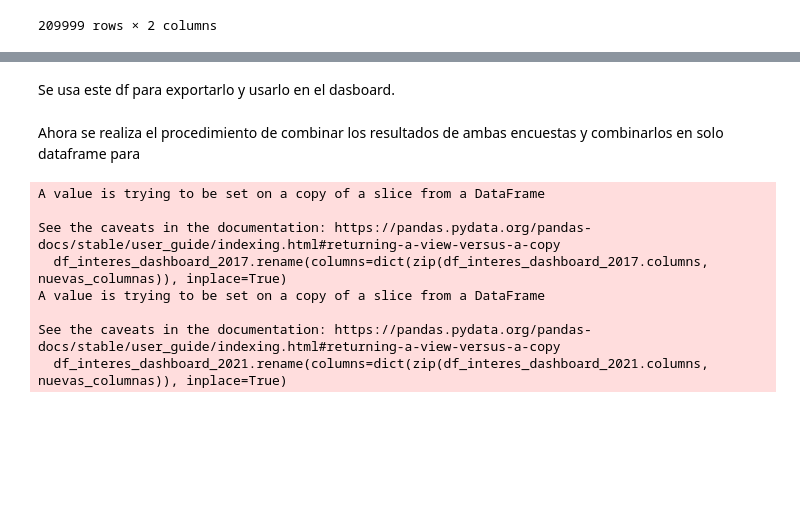
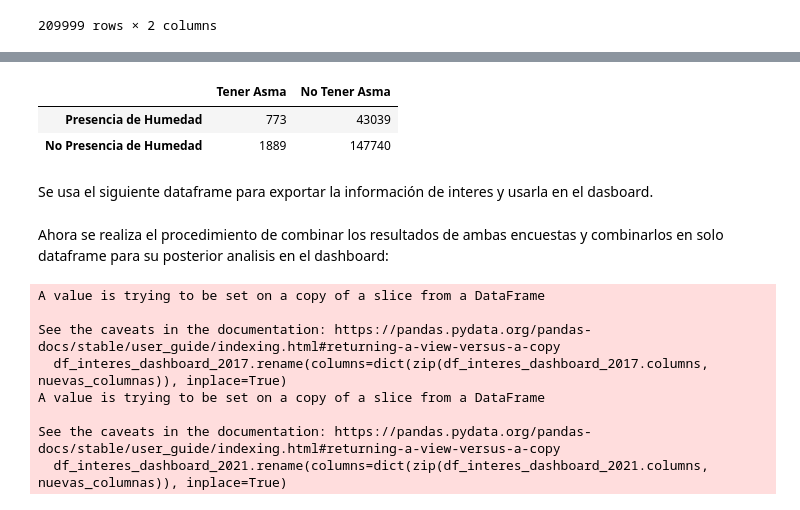
Before and after one commit to spaeres/PROYECTO-2-BI, a Jupyter notebook: proyecto-2-BI.ipynb, the cells around one changed output, grey strips where cells are left out. Saved outputs shown, nothing was run; the diff lists cells and outputs as text; code cells hidden in the pictures; blank space fills up the shorter version.

```diff
--- a/proyecto-2-BI.ipynb
+++ b/proyecto-2-BI.ipynb
@@ -1131,10 +1140,45 @@ See the caveats in the documentation: https://pandas.pydata.org/pandas-docs/stab
+# %%
+df_si_asma = df_preguntas_interes_2017[df_preguntas_interes_2017['NPCFP14I'] == 1]
+
+df_no_asma = df_preguntas_interes_2017[df_preguntas_interes_2017['NPCFP14I'] == 2]
+
+df_si_humedad_si_asma = df_si_asma[df_si_asma['NVCBP8A'] == 1]
+
+a = len(df_si_humedad_si_asma.index)
+
+df_si_humedad_no_asma = df_no_asma[df_no_asma['NVCBP8A'] == 1]
+
+b = len(df_si_humedad_no_asma.index)
+
+df_no_humedad_si_asma = df_si_asma[df_si_asma['NVCBP8A'] == 2]
+
+c = len(df_no_humedad_si_asma.index)
+
+df_no_humedad_no_asma = df_no_asma[df_no_asma['NVCBP8A'] == 2]
+
+d = len(df_no_humedad_no_asma.index)
+
+data = {
+    'Tener Asma': [a, c],
+    'No Tener Asma': [b, d]
+}
+
+# Crear el DataFrame
+df_res = pd.DataFrame(data, index=['Presencia de Humedad', 'No Presencia de Humedad'])
+
+
+df_res
+# %% [output]
+|  | Tener Asma | No Tener Asma |
+| Presencia de Humedad | 773 | 43039 |
+| No Presencia de Humedad | 1889 | 147740 |
 # %% [markdown]
-Se usa este df para exportarlo y usarlo en el dasboard.
+Se usa el siguiente dataframe para exportar la información de interes y usarla en el dasboard.
 # %%
 # Exportar el DataFrame a un archivo CSV
 df_interes_dashboard_2021.to_csv('ejercicio_asma_2021.csv', index=False)
 # %% [markdown]
-Ahora se realiza el procedimiento de combinar los resultados de ambas encuestas y combinarlos en solo dataframe para
+Ahora se realiza el procedimiento de combinar los resultados de ambas encuestas y combinarlos en solo dataframe para su posterior analisis en el dashboard:
 # %%
 df_interes_dashboard_2017 = df_preguntas_interes_2017[[COLUMNA_ASMA_2017, 'LOCALIDAD_TEX']]
 df_interes_dashboard_2021 = df_preguntas_interes_2021[[COLUMNA_ASMA_2021, 'NOMBRE_LOCALIDAD']]
```
Also changed, not shown: parts of 9 cells of this notebook.
